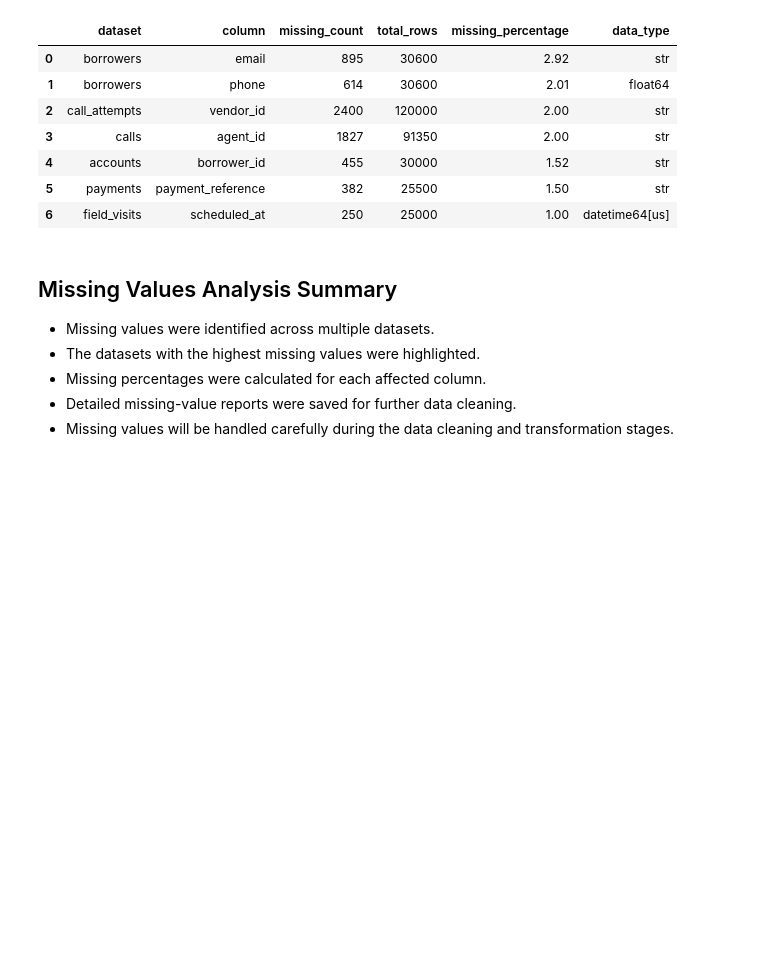
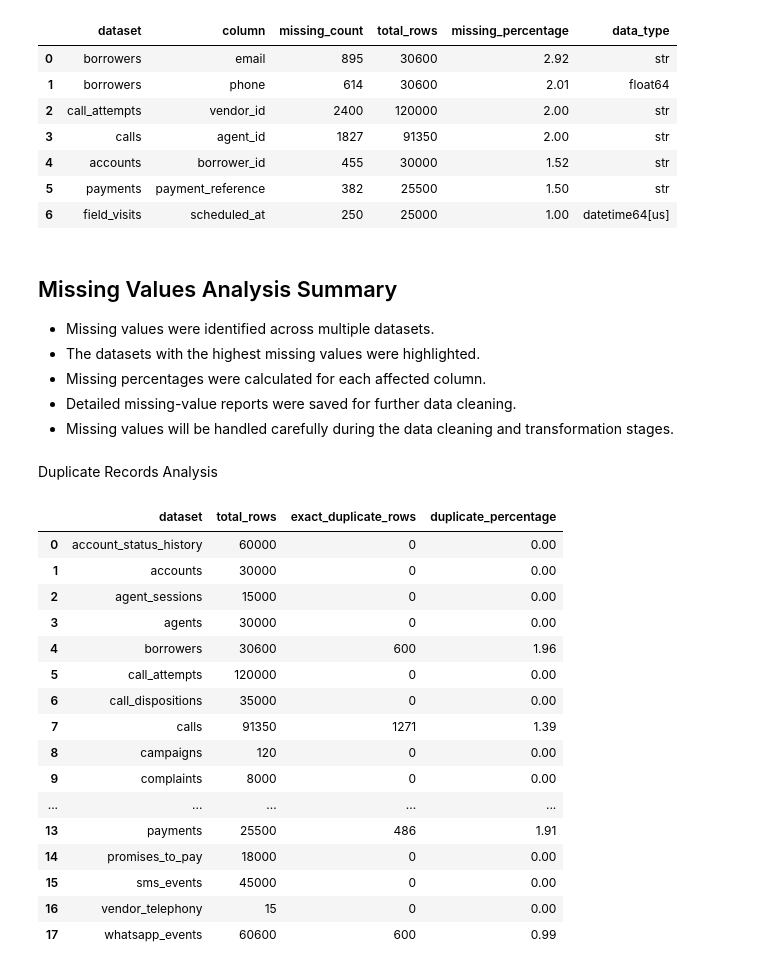
Before and after one commit to Rohit3435/Data_Analyst_Assignment, a Jupyter notebook: Data_Analyst_Project.ipynb, the cells around one changed output. Drawn from its saved outputs; the diff is of its cells as text; code cells hidden in the pictures; blank space fills up the shorter version.

```diff
--- a/Data_Analyst_Project.ipynb
+++ b/Data_Analyst_Project.ipynb
@@ -958,3 +958,45 @@ missing_detail_df
 - Missing percentages were calculated for each affected column.
 - Detailed missing-value reports were saved for further data cleaning.
 - Missing values will be handled carefully during the data cleaning and transformation stages.
+# %% [markdown]
+Duplicate Records Analysis
+# %%
+
+
+duplicate_summary = []
+
+for dataset_name, df in data.items():
+
+    duplicate_count = df.duplicated().sum()
+
+    duplicate_summary.append({
+        "dataset": dataset_name,
+        "total_rows": len(df),
+        "exact_duplicate_rows": duplicate_count,
+        "duplicate_percentage": round(
+            (duplicate_count / len(df)) * 100,
+            2
+        ) if len(df) > 0 else 0
+    })
+
+duplicate_summary_df = pd.DataFrame(duplicate_summary)
+
+duplicate_summary_df
+# %% [output]
+|  | dataset | total_rows | exact_duplicate_rows | duplicate_percentage |
+| 0 | account_status_history | 60000 | 0 | 0.00 |
+| 1 | accounts | 30000 | 0 | 0.00 |
+| 2 | agent_sessions | 15000 | 0 | 0.00 |
+| 3 | agents | 30000 | 0 | 0.00 |
+| 4 | borrowers | 30600 | 600 | 1.96 |
+| 5 | call_attempts | 120000 | 0 | 0.00 |
+| 6 | call_dispositions | 35000 | 0 | 0.00 |
+| 7 | calls | 91350 | 1271 | 1.39 |
+| 8 | campaigns | 120 | 0 | 0.00 |
+| 9 | complaints | 8000 | 0 | 0.00 |
+| ... | ... | ... | ... | ... |
+| 13 | payments | 25500 | 486 | 1.91 |
+| 14 | promises_to_pay | 18000 | 0 | 0.00 |
+| 15 | sms_events | 45000 | 0 | 0.00 |
+| 16 | vendor_telephony | 15 | 0 | 0.00 |
+| 17 | whatsapp_events | 60600 | 600 | 0.99 |
```
Also changed, not shown: parts of 3 cells of this notebook, 2 other files.
